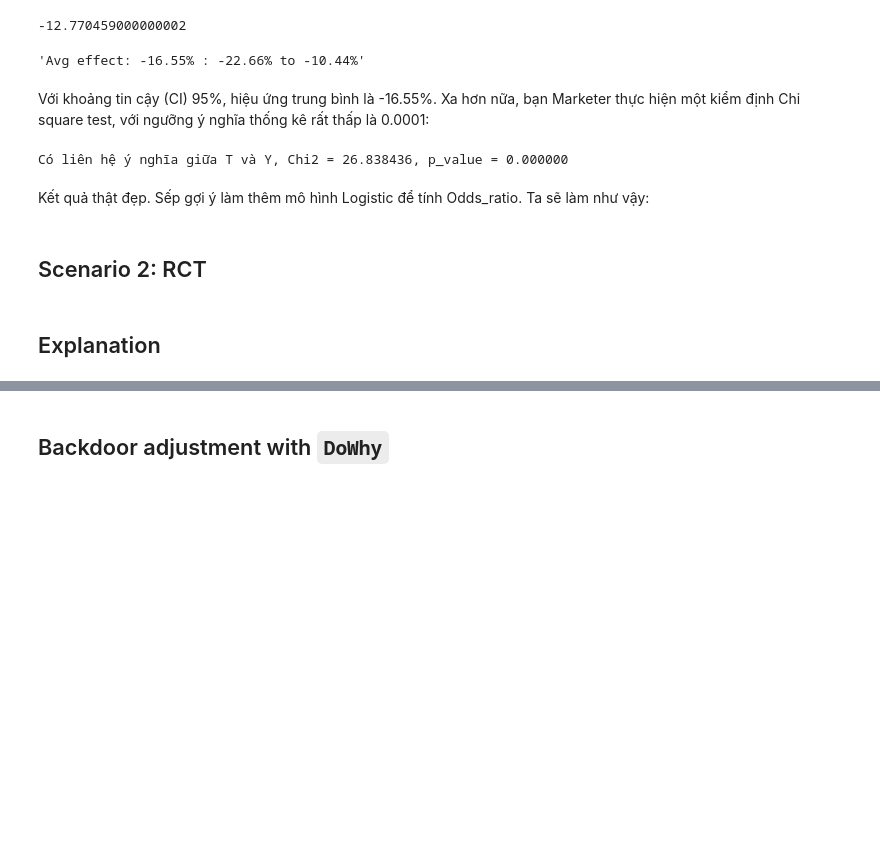
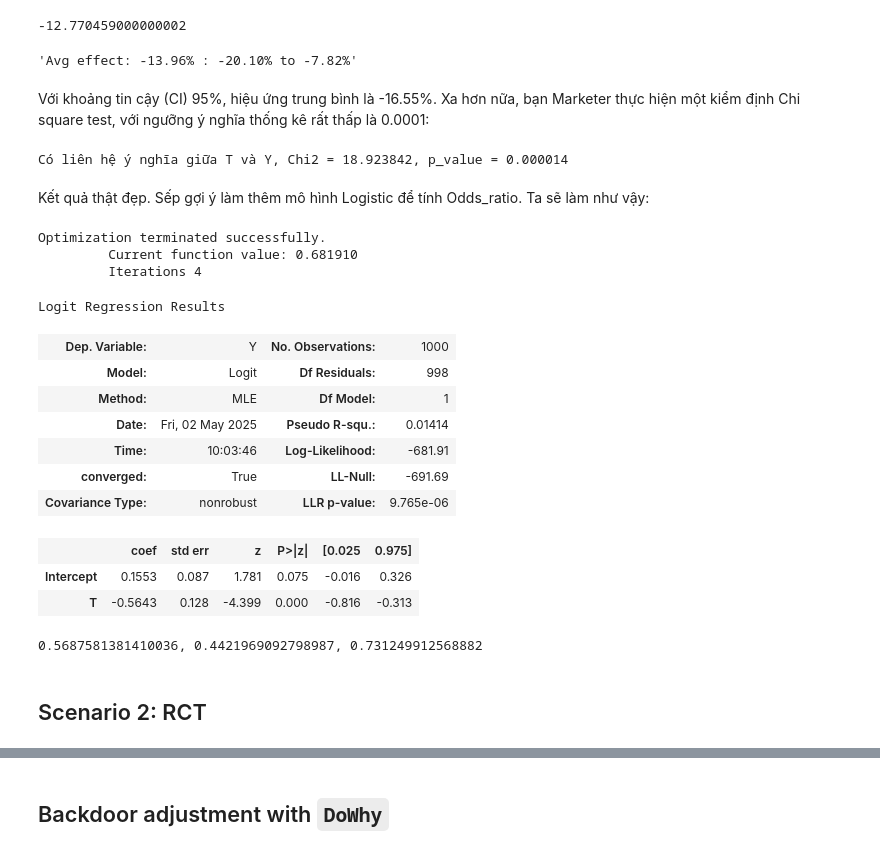
Before and after one commit to lktuan/lktuan.github.io, a Jupyter notebook: assets/20250305_simpson_paradox/simpson_paradox_simulation.ipynb, the cells around one changed output, grey strips where cells are left out. Cells and saved outputs as stored; diff of their text form; code cells hidden in the pictures; blank space fills up the shorter version.

```diff
--- a/assets/20250305_simpson_paradox/simpson_paradox_simulation.ipynb
+++ b/assets/20250305_simpson_paradox/simpson_paradox_simulation.ipynb
@@ -106,40 +103,68 @@ dtype: float64
 -12.770459000000002
 # %%
 def estimate_effect(ds):
-
-    base = ds[ds['T'] == 0]
-    variant = ds[ds['T'] == 1]
+    base = ds[ds["T"] == 0]
+    variant = ds[ds["T"] == 1]
 
     delta = variant.Y.mean() - base.Y.mean()
 
     delta_err = 1.96 * np.sqrt(
-        variant.Y.var() / variant.shape[0] +
-        base.Y.var() / base.shape[0]
+        variant.Y.var() / variant.shape[0] + base.Y.var() / base.shape[0]
     )
 
-    return f"Avg effect: {100*delta:.2f}% : {100*(delta - delta_err):.2f}% to {100*(delta + delta_err):.2f}%"
+    return f"Avg effect: {100 * delta:.2f}% : {100 * (delta - delta_err):.2f}% to {100 * (delta + delta_err):.2f}%"
+
 
 estimate_effect(obs_data)
 # %% [output]
-'Avg effect: -16.55% : -22.66% to -10.44%'
+'Avg effect: -13.96% : -20.10% to -7.82%'
 # %% [markdown]
 Với khoảng tin cậy (CI) 95%, hiệu ứng trung bình là -16.55%. Xa hơn nữa, bạn Marketer thực hiện một kiểm định Chi square test, với ngưỡng ý nghĩa thống kê rất thấp là 0.0001:
 # %%
 from scipy.stats import chi2_contingency
 
-def chi_square(xtab, thres = 0.0001):
+
+def chi_square(xtab, thres=0.0001):
     chi2_out = chi2_contingency(xtab)
     if chi2_out[1] < thres:
-        print(f'Có liên hệ ý nghĩa giữa T và Y, Chi2 = {chi2_out[0]:02f}, p_value = {chi2_out[1]:02f}')
+        print(
+            f"Có liên hệ ý nghĩa giữa T và Y, Chi2 = {chi2_out[0]:02f}, p_value = {chi2_out[1]:02f}"
+        )
     else:
-        print(f'T và Y độc lập với nhau, Chi2 = {chi2_out[0]:02f}, p_value = {chi2_out[1]:02f}')
+        print(
+            f"T và Y độc lập với nhau, Chi2 = {chi2_out[0]:02f}, p_value = {chi2_out[1]:02f}"
+        )
+
 
 chi_square(xtab, thres=0.0001)
 # %% [output]
-Có liên hệ ý nghĩa giữa T và Y, Chi2 = 26.838436, p_value = 0.000000
+Có liên hệ ý nghĩa giữa T và Y, Chi2 = 18.923842, p_value = 0.000014
 # %% [markdown]
 Kết quả thật đẹp. Sếp gợi ý làm thêm mô hình Logistic để tính Odds_ratio. Ta sẽ làm như vậy:
+# %%
+import statsmodels.formula.api as sm
+
+model_1 = sm.logit(data=obs_data, formula="Y ~ T").fit()
+
+model_1.summary()
+# %% [output]
+Optimization terminated successfully.
+         Current function value: 0.681910
+         Iterations 4
+Logit Regression Results
+| Dep. Variable: | Y | No. Observations: | 1000 |
+| Model: | Logit | Df Residuals: | 998 |
+| Method: | MLE | Df Model: | 1 |
+| Date: | Fri, 02 May 2025 | Pseudo R-squ.: | 0.01414 |
+| Time: | 10:03:46 | Log-Likelihood: | -681.91 |
+| converged: | True | LL-Null: | -691.69 |
+| Covariance Type: | nonrobust | LLR p-value: | 9.765e-06 |
+|  | coef | std err | z | P>|z| | [0.025 | 0.975] |
+| Intercept | 0.1553 | 0.087 | 1.781 | 0.075 | -0.016 | 0.326 |
+| T | -0.5643 | 0.128 | -4.399 | 0.000 | -0.816 | -0.313 |
+# %%
+print(f"{np.exp(-0.5643)}, {np.exp(-0.816)}, {np.exp(-0.313)}")
+# %% [output]
+0.5687581381410036, 0.4421969092798987, 0.731249912568882
 # %% [markdown]
 ## Scenario 2: RCT
-# %% [markdown]
-## Explanation
```
Also changed, not shown: parts of 21 cells of this notebook, 9 other files.
